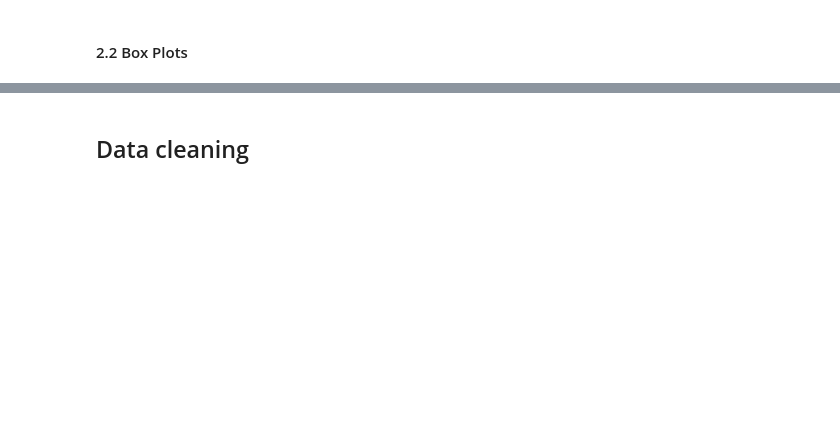
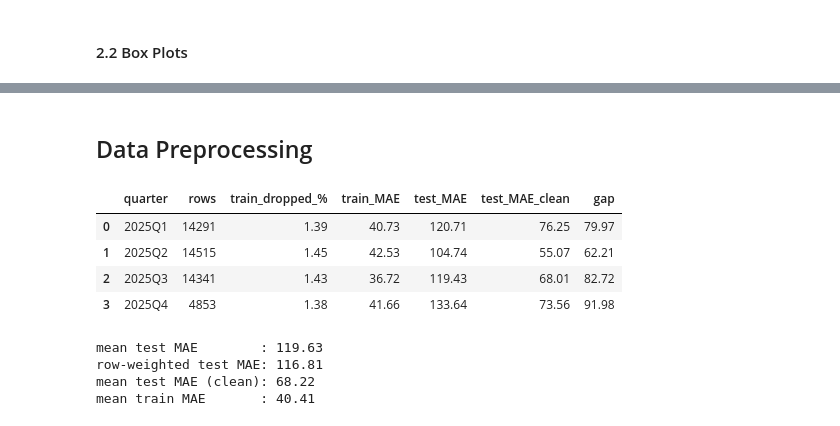
Before and after one commit to AhmadHazem/freight-rate-analysis, a Jupyter notebook: main.ipynb, the cells around one changed output, grey strips where cells are left out. Cells and saved outputs as stored; diff of their text form; code cells hidden in the pictures; blank space fills up the shorter version.

```diff
--- a/main.ipynb
+++ b/main.ipynb
@@ -375,2 +613,2 @@ plt.show()
 # %% [markdown]
-## Data cleaning
+## Data Preprocessing
@@ -378,0 +716,52 @@ train_test
+# %%
+d = train_test_df.copy()
+d['date'] = pd.to_datetime(d['date'])                     # text -> real dates
+d['quarter'] = d['date'].dt.to_period('Q').astype(str)    # e.g. '2025Q1'
+
+X = d.drop(columns='posted_rate')   # raw features; the ColumnTransformer ignores 'date' and 'quarter'
+y = d['posted_rate']                # target
+groups = d['quarter']               # the fold label of each row
+
+logo = LeaveOneGroupOut()           # one fold per quarter, each holds out one whole quarter
+
+results = []
+for train_idx, test_idx in logo.split(X, y, groups):
+    held_out = groups.iloc[test_idx].iloc[0]       # name of the quarter held out in this fold
+
+    # NEW: flag outliers with a formula learned from THIS fold's train rows only
+    # (d, not X, because the formula needs posted_rate)
+    bad_tr, bad_te = outlier_flags(d.iloc[train_idx], d.iloc[test_idx])
+    kept_idx = train_idx[~bad_tr]                  # NEW: training rows without outliers (test rows are not trimmed)
+
+    # clone(): fresh unfitted pipeline, so all statistics come from this fold's kept train rows only
+    fold_pipe = clone(pipe)
+    fold_pipe.fit(X.iloc[kept_idx], y.iloc[kept_idx])          # CHANGED: kept_idx instead of train_idx
+
+    pred_tr = fold_pipe.predict(X.iloc[kept_idx])              # predictions on the kept train rows
+    pred_te = fold_pipe.predict(X.iloc[test_idx])              # predictions on the held-out quarter
+    y_te = y.iloc[test_idx].values                             # true test rates as a numpy array
+
+    train_mae = mean_absolute_error(y.iloc[kept_idx], pred_tr)
+    test_mae = mean_absolute_error(y_te, pred_te)                          # all test rows (honest number)
+    test_mae_clean = mean_absolute_error(y_te[~bad_te], pred_te[~bad_te])  # NEW: without outlier rows (comparable to the old results)
+
+    results.append((held_out, len(test_idx), bad_tr.mean() * 100, train_mae, test_mae, test_mae_clean))
+
+res = pd.DataFrame(results, columns=['quarter', 'rows', 'train_dropped_%', 'train_MAE', 'test_MAE', 'test_MAE_clean'])
+res['gap'] = res['test_MAE'] - res['train_MAE']    # large gap = overfitting or a shifted quarter
+display(res.round(2))
+
+print('mean test MAE        :', res['test_MAE'].mean().round(2))                                  # each fold counts equally
+print('row-weighted test MAE:', np.average(res['test_MAE'], weights=res['rows']).round(2))        # bigger folds count more
+print('mean test MAE (clean):', res['test_MAE_clean'].mean().round(2))                            # NEW
+print('mean train MAE       :', res['train_MAE'].mean().round(2))
+# %% [output]
+|  | quarter | rows | train_dropped_% | train_MAE | test_MAE | test_MAE_clean | gap |
+| 0 | 2025Q1 | 14291 | 1.39 | 40.73 | 120.71 | 76.25 | 79.97 |
+| 1 | 2025Q2 | 14515 | 1.45 | 42.53 | 104.74 | 55.07 | 62.21 |
+| 2 | 2025Q3 | 14341 | 1.43 | 36.72 | 119.43 | 68.01 | 82.72 |
+| 3 | 2025Q4 | 4853 | 1.38 | 41.66 | 133.64 | 73.56 | 91.98 |
+mean test MAE        : 119.63
+row-weighted test MAE: 116.81
+mean test MAE (clean): 68.22
+mean train MAE       : 40.41
```
Also changed, not shown: parts of 12 cells of this notebook, 24 other files.
